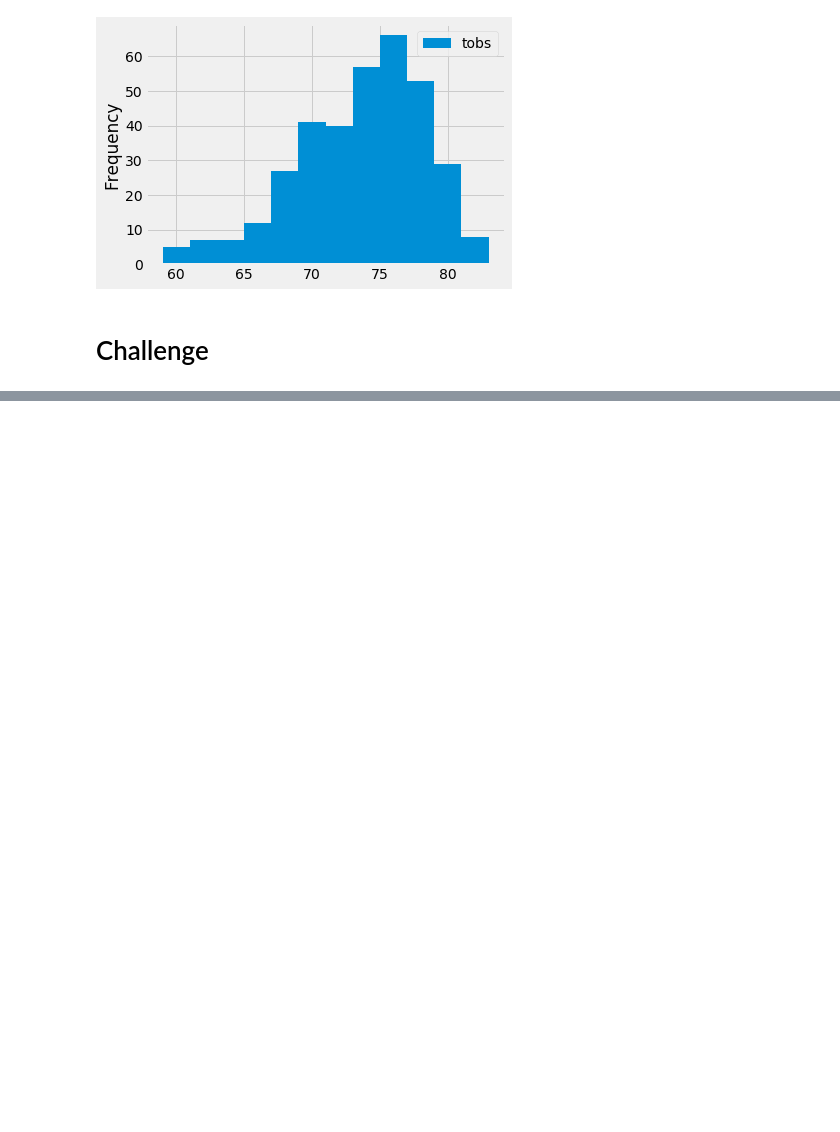
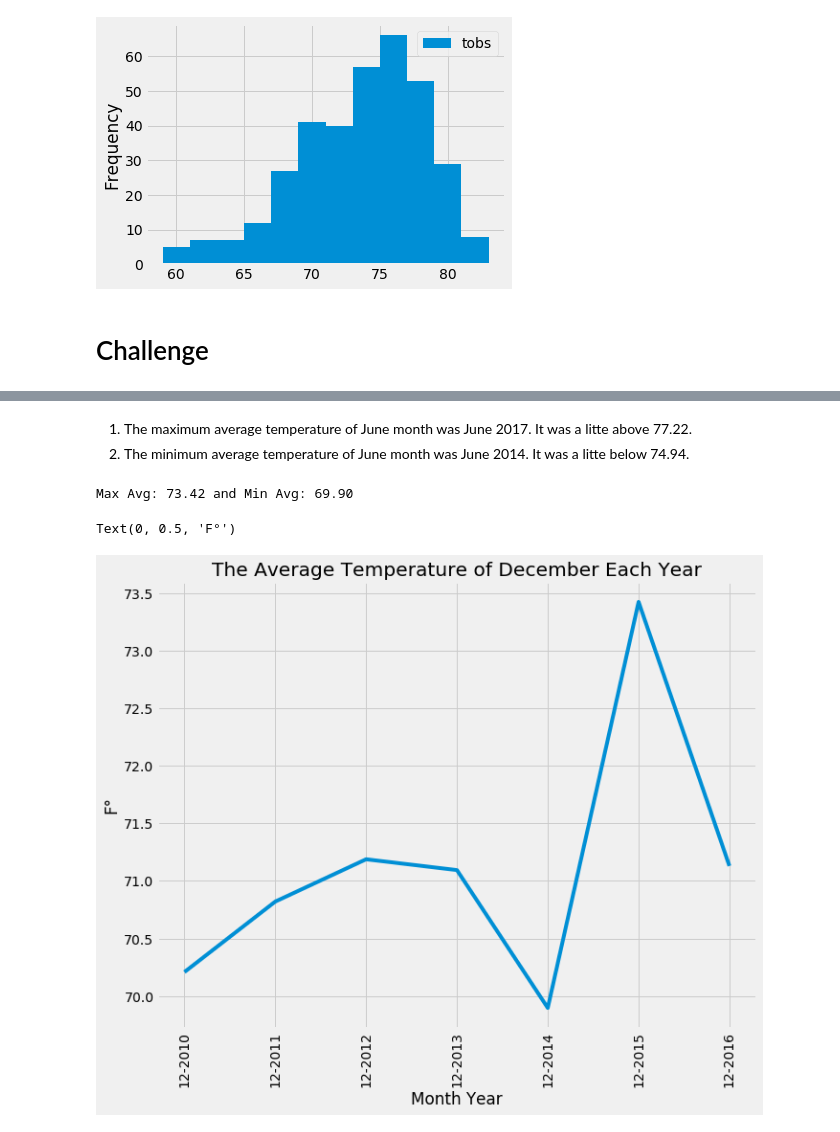
Before and after one commit to Khanguye/Surfs_up, a Jupyter notebook: climate_analysis.ipynb, the cells around one changed output, grey strips where cells are left out. Drawn from its saved outputs; the diff is of its cells as text; code cells hidden in the pictures; blank space fills up the shorter version.

```diff
--- a/climate_analysis.ipynb
+++ b/climate_analysis.ipynb
@@ -139,0 +331,14 @@ plt.tight_layout()
+# %% [markdown]
+1. The maximum average temperature of June month was June 2017. It was a litte above 77.22.
+2. The minimum average temperature of June month was June 2014. It was a litte below 74.94.
+# %%
+# The Average Temperature of December Each Year
+temp_avg_month_df = measurement_df[measurement_df["month"]=="12"].groupby("month_year")["temperatures"].mean()
+print(f"Max Avg: {temp_avg_month_df.max():.2f} and Min Avg: {temp_avg_month_df.min():.2f}")
+ax = temp_avg_month_df.plot(figsize=(10,8),rot=90, title="The Average Temperature of December Each Year")
+ax.set_xlabel("Month Year")
+ax.set_ylabel("F°")
+# %% [output]
+Max Avg: 73.42 and Min Avg: 69.90
+Text(0, 0.5, 'F°')
+[figure, added]
```
Also changed, not shown: parts of 32 cells of this notebook, 14 other files.
